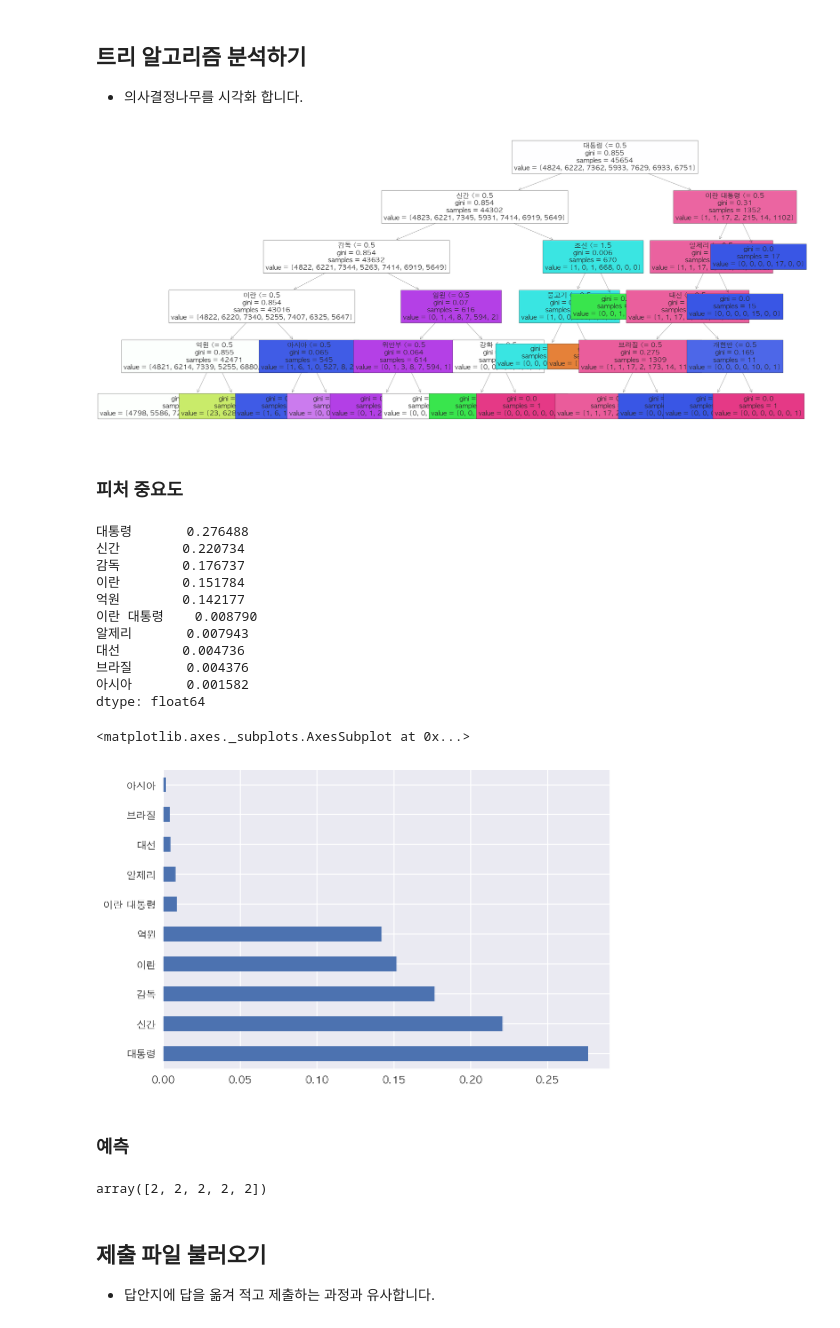
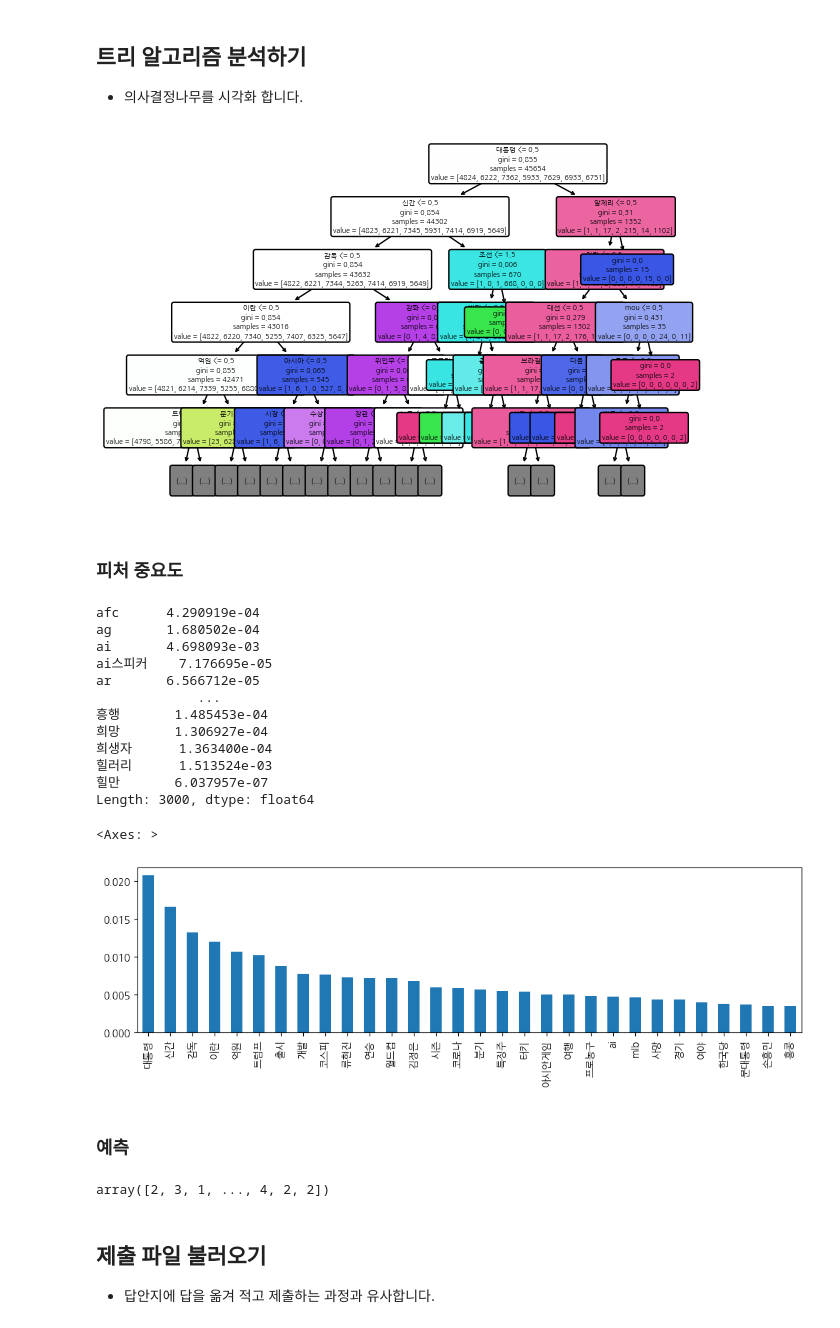
Before and after one commit to corazzon/python-text-analysis, a Jupyter notebook: 0302-klue-ml-tree-output.ipynb, the cells around one changed output. Drawn from its saved outputs; the diff is of its cells as text; code cells hidden in the pictures.

```diff
--- a/0302-klue-ml-tree-output.ipynb
+++ b/0302-klue-ml-tree-output.ipynb
@@ -207,0 +224,2 @@ CountVectorizer(max_df=0.95, min_df=3, ngram_range=(1, 2))
+# %%
+cvect.fit(train["title"])
@@ -208,7 +234,9 @@ CountVectorizer(max_df=0.95, min_df=3, ngram_range=(1, 2))
 # %%
+# 학습세트(예: 시험의 기출문제)
+# 예측세트(예: 실전 시험문제)
 # 변환
-X_train = cvect.transform(X_train_text)
-X_test = cvect.transform(X_test_text)
-
+# X_train, X_test
+X_train = cvect.transform(train["title"])
+X_test = cvect.transform(test["title"])
 X_train.shape, X_test.shape
 # %% [output]
@@ -252,7 +311,6 @@ vocab_count.T[0].sort_values(ascending=False).head(50).plot.bar(figsize=(15, 4))
 # %%
 # DecisionTreeClassifier 를 불러옵니다.
 from sklearn.tree import DecisionTreeClassifier
-
-model = DecisionTreeClassifier(random_state=42, max_depth=5)
+model = DecisionTreeClassifier(random_state=42)
 model
 # %% [output]
@@ -261,5 +319,5 @@ DecisionTreeClassifier(max_depth=5, random_state=42)
 ## 학습
 # %%
 # fit 으로 학습시킵니다.
-%time model.fit(X_train, y_train)
+model.fit(X_train, y_train)
 # %% [output]
@@ -270,49 +326,50 @@ DecisionTreeClassifier(max_depth=5, random_state=42)
 ## 트리 알고리즘 분석하기
 * 의사결정나무를 시각화 합니다.
 # %%
+# plot_tree 로 시각화 합니다.
 from sklearn.tree import plot_tree
 
-plt.figure(figsize=(20, 10))
-plot_tree(model,
-          feature_names=feature_names,
-          max_depth=5, fontsize=12, filled=True)
+pt = plot_tree(model, max_depth=5,
+               fontsize=5,
+               feature_names=feature_names,
+               filled=True, rounded=True)
 plt.show()
 # %% [output]
-[figure, old version]
+[figure, new version]
 # %% [markdown]
 ### 피처 중요도
 # %%
 # 피처 중요도가 높은 순으로 정렬해서 상위 10개만 봅니다.
-fim = pd.Series(model.feature_importances_)
-fim.index=feature_names
-fim_largest = fim.sort_values().nlargest(10)
-fim_largest
+fi = pd.Series(model.feature_importances_)
+fi.index = feature_names
+fi
 # %% [output]
-대통령       0.276488
-신간        0.220734
-감독        0.176737
-이란        0.151784
-억원        0.142177
-이란 대통령    0.008790
-알제리       0.007943
-대선        0.004736
-브라질       0.004376
-아시아       0.001582
-dtype: float64
+afc      4.290919e-04
+ag       1.680502e-04
+ai       4.698093e-03
+ai스피커    7.176695e-05
+ar       6.566712e-05
+             ...
+흥행       1.485453e-04
+희망       1.306927e-04
+희생자      1.363400e-04
+힐러리      1.513524e-03
+힐만       6.037957e-07
+Length: 3000, dtype: float64
 # %%
 # 피처 중요도를 막대그래프로 시각화 합니다.
-fim_largest.plot.barh()
+fi.nlargest(30).plot(kind="bar", figsize=(12, 3))
 # %% [output]
-<matplotlib.axes._subplots.AxesSubplot at 0x...>
+<Axes: >
-[figure, old version]
+[figure, new version]
 # %% [markdown]
 ### 예측
 # %%
 # predict로 예측합니다.
 y_predict = model.predict(X_test)
-y_predict[:5]
+y_predict
 # %% [output]
-array([2, 2, 2, 2, 2])
+array([2, 3, 1, ..., 4, 2, 2])
 # %% [markdown]
 ## 제출 파일 불러오기
 * 답안지에 답을 옮겨 적고 제출하는 과정과 유사합니다.
```
Also changed, not shown: parts of 38 cells of this notebook.
